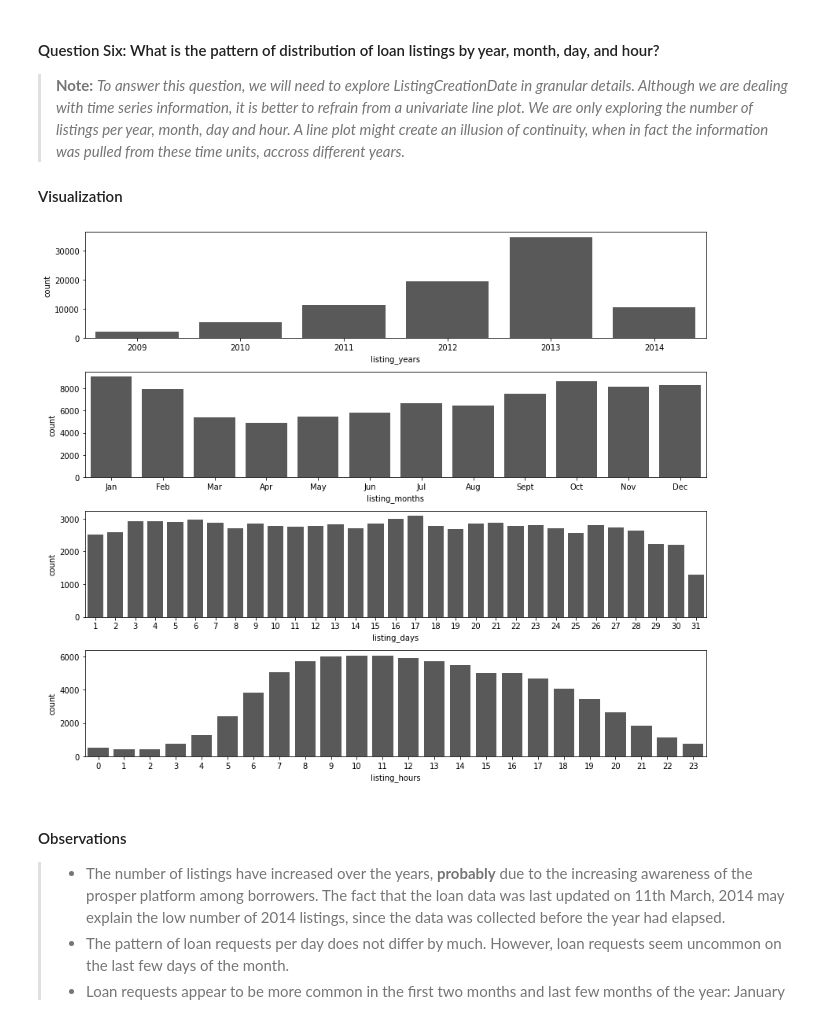
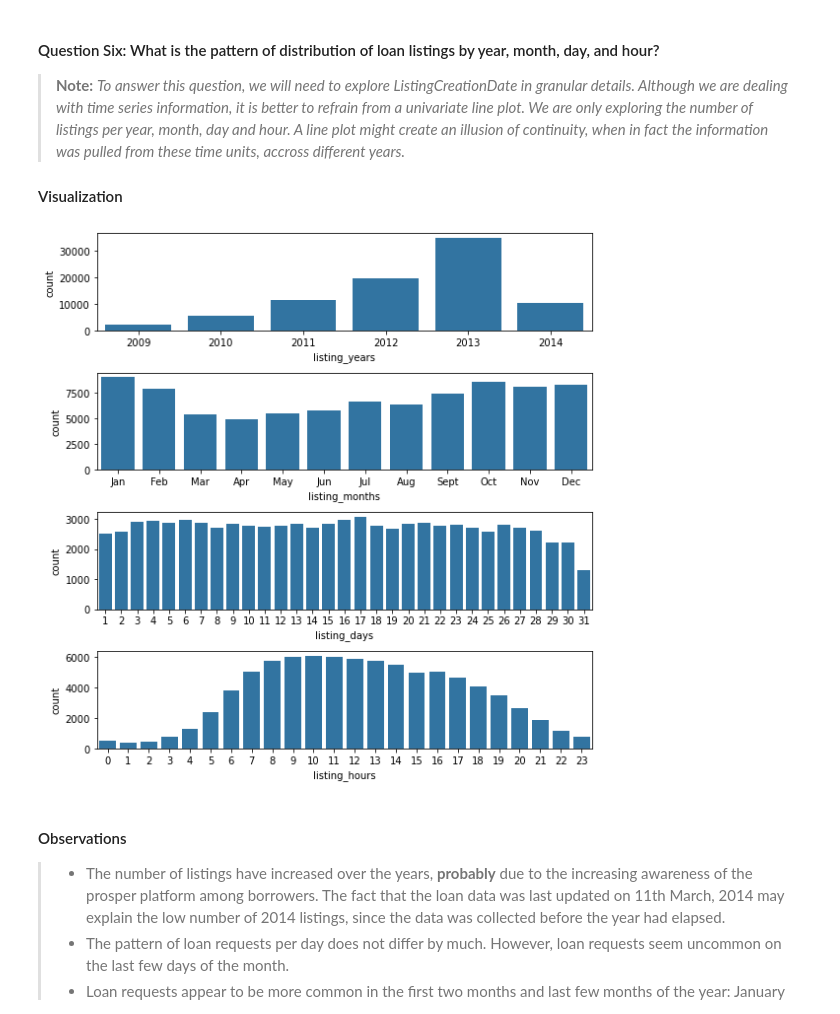
Before and after one commit to Lippins/Prosper-Loan-Data, a Jupyter notebook: exploration.ipynb, the cells around one changed output. Saved outputs shown, nothing was run; the diff lists cells and outputs as text; code cells hidden in the pictures.

Commit message:
Update plot colors

```diff
--- a/exploration.ipynb
+++ b/exploration.ipynb
@@ -372,13 +372,13 @@ The BorrowerAPR (Annual percentage rate) is one of our key features of interest.
 #### Visualization
 # %%
 # Set color for all univariate plots
-colors = sns.color_palette()
+colors = sns.color_palette('Paired')
 
 # Create 40 evenly spaced bins for Borrower APR from zero to the maximum value
 bins = np.linspace(0, loan_df.BorrowerAPR.max(), 40)
 
 plt.figure(figsize=(8, 4))
-plt.hist(data=loan_df, x='BorrowerAPR', bins=bins, color = colors[3]);
+plt.hist(data=loan_df, x='BorrowerAPR', bins=bins, color = colors[1]);
 plt.xticks(np.arange(0, 0.45, 0.05))
 plt.xlabel('Borrower APR');
 # %% [output]
@@ -495,26 +495,26 @@ Now, we will turn our attention towards exploring the categorical and datetime c
 # %%
 # Store the listing date breakdowns and their plotting indices in a dictionary
 listing_breakdown = {
     'listing_years' : [1, loan_df.ListingCreationDate.dt.year],
     'listing_months' : [2, loan_df.ListingCreationDate.dt.month],
     'listing_days' : [3, loan_df.ListingCreationDate.dt.day],
     'listing_hours' : [4, loan_df.ListingCreationDate.dt.hour],
 }
 
 # Plot the required information using a for loop
-fig = plt.figure(figsize=(12, 10))
+fig = plt.figure(figsize=(8, 8))
 
 for key, value in listing_breakdown.items():
     plt.subplot(4, 1, value[0])
-    sns.countplot(x= value[1], color = colors[3])
+    sns.countplot(x= value[1], color = colors[1])
     # Replace the month's integer values (0 - 12) with descriptive strings
     if (key == 'listing_months'):
         plt.xticks(np.arange(12),
                    ['Jan','Feb','Mar','Apr','May','Jun','Jul','Aug','Sept','Oct','Nov','Dec'])
     plt.xlabel(key)
 plt.tight_layout();
 # %% [output]
-[figure, old version]
+[figure, new version]
 # %% [markdown]
 #### Observations
 >- The number of listings have increased over the years, **probably** due to the increasing awareness of the prosper platform among borrowers. The fact that the loan data was last updated on 11th March, 2014 may explain the low number of 2014 listings, since the data was collected before the year had elapsed.
```
Also changed, not shown: parts of 18 cells of this notebook.
